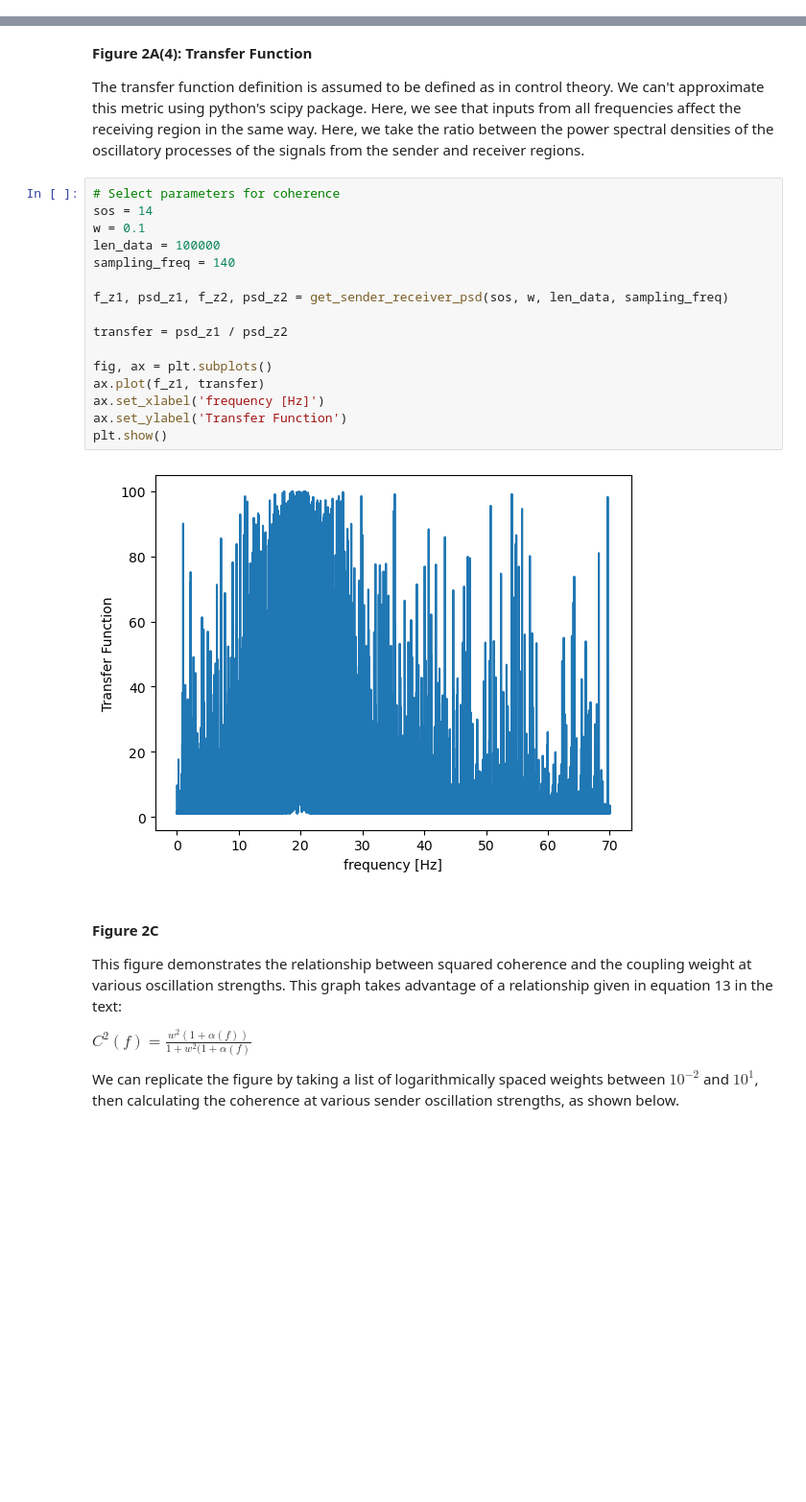
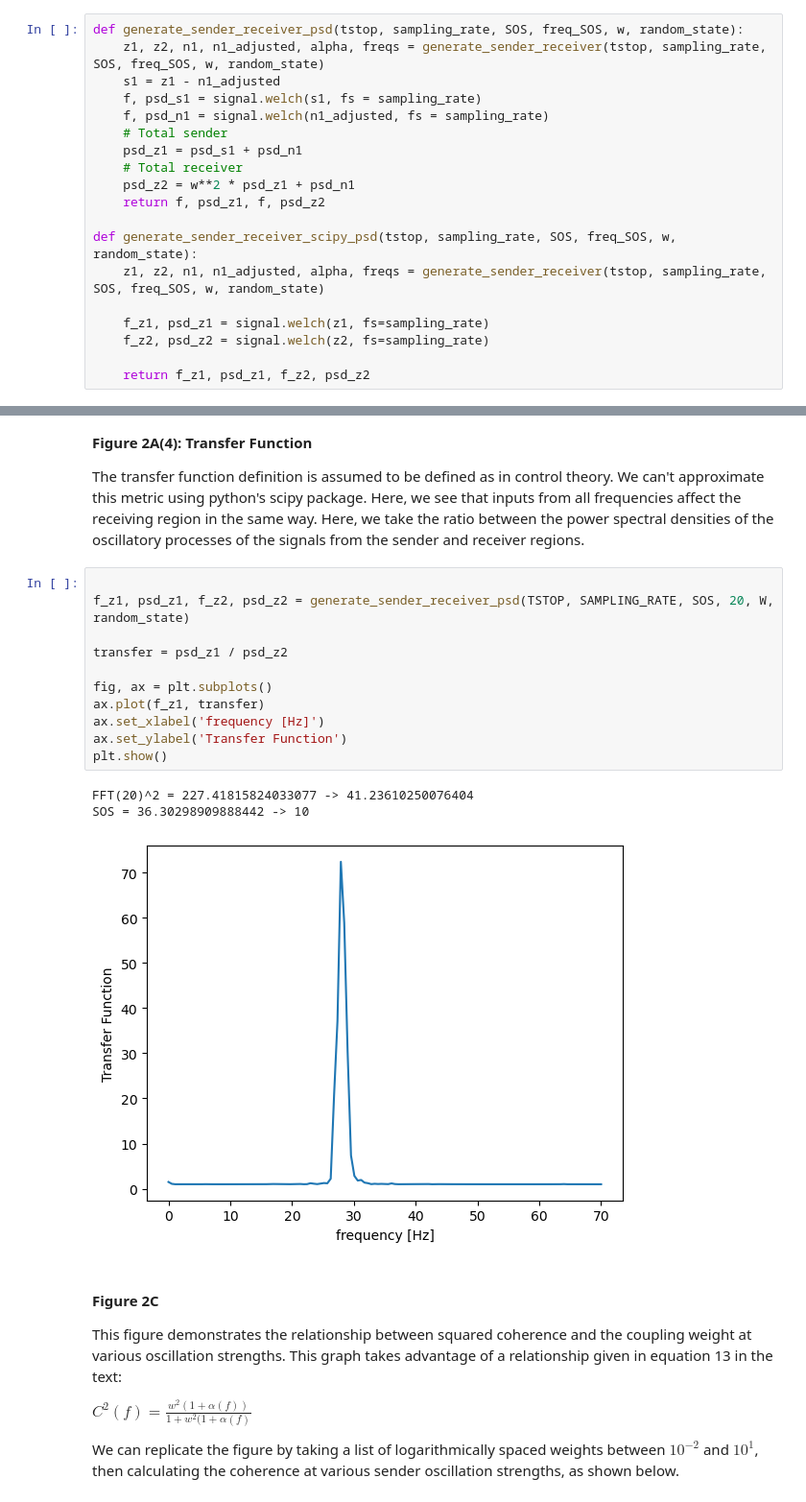
Before and after one commit to cyneuro/neuro_communication, a Jupyter notebook: Vinck2021_SSM_tutorial.ipynb, the cells around one changed output, grey strips where cells are left out. Shown at 96% size. Cells and saved outputs as stored; diff of their text form; blank space fills up the shorter version.

```diff
--- a/Vinck2021_SSM_tutorial.ipynb
+++ b/Vinck2021_SSM_tutorial.ipynb
@@ -184,4 +234,23 @@ This figure demonstrates the dependencies of the sender signal on power, squared
 **Figure 2A(1): Power**
 
 To model the dependencies of the sender signal on power, we can simply plot the sender PSD, as calculated above. We will plot the receiver PSD on the same plot for comparison purposes (though they are separated in Vinck 2021).
+# %%
+def generate_sender_receiver_psd(tstop, sampling_rate, SOS, freq_SOS, w, random_state):
+    z1, z2, n1, n1_adjusted, alpha, freqs = generate_sender_receiver(tstop, sampling_rate, SOS, freq_SOS, w, random_state)
+    s1 = z1 - n1_adjusted
+    f, psd_s1 = signal.welch(s1, fs = sampling_rate)
+    f, psd_n1 = signal.welch(n1_adjusted, fs = sampling_rate)
+    # Total sender
+    psd_z1 = psd_s1 + psd_n1
+    # Total receiver
+    psd_z2 = w**2 * psd_z1 + psd_n1
+    return f, psd_z1, f, psd_z2
+
+def generate_sender_receiver_scipy_psd(tstop, sampling_rate, SOS, freq_SOS, w, random_state):
+    z1, z2, n1, n1_adjusted, alpha, freqs = generate_sender_receiver(tstop, sampling_rate, SOS, freq_SOS, w, random_state)
+
+    f_z1, psd_z1 = signal.welch(z1, fs=sampling_rate)
+    f_z2, psd_z2 = signal.welch(z2, fs=sampling_rate)
+
+    return f_z1, psd_z1, f_z2, psd_z2
 # %%
@@ -317,23 +377,20 @@ $G_{1 \rightarrow 2}(f) \approx C^2(f)$.
 
 The transfer function definition is assumed to be defined as in control theory. We can't approximate this metric using python's scipy package. Here, we see that inputs from all frequencies affect the receiving region in the same way. Here, we take the ratio between the power spectral densities of the oscillatory processes of the signals from the sender and receiver regions.
 # %%
-# Select parameters for coherence
-sos = 14
-w = 0.1
-len_data = 100000
-sampling_freq = 140
 
-f_z1, psd_z1, f_z2, psd_z2 = get_sender_receiver_psd(sos, w, len_data, sampling_freq)
+f_z1, psd_z1, f_z2, psd_z2 = generate_sender_receiver_psd(TSTOP, SAMPLING_RATE, SOS, 20, W, random_state)
 
 transfer = psd_z1 / psd_z2
 
 fig, ax = plt.subplots()
 ax.plot(f_z1, transfer)
 ax.set_xlabel('frequency [Hz]')
 ax.set_ylabel('Transfer Function')
 plt.show()
 # %% [output]
+FFT(20)^2 = 227.41815824033077 -> 41.23610250076404
+SOS = 36.30298909888442 -> 10
-[figure, old version]
+[figure, new version]
 # %% [markdown]
 #### Figure 2C
 This figure demonstrates the relationship between squared coherence and the coupling weight at various oscillation strengths. This graph takes advantage of a relationship given in equation 13 in the text:
```
Also changed, not shown: parts of 12 cells of this notebook.
